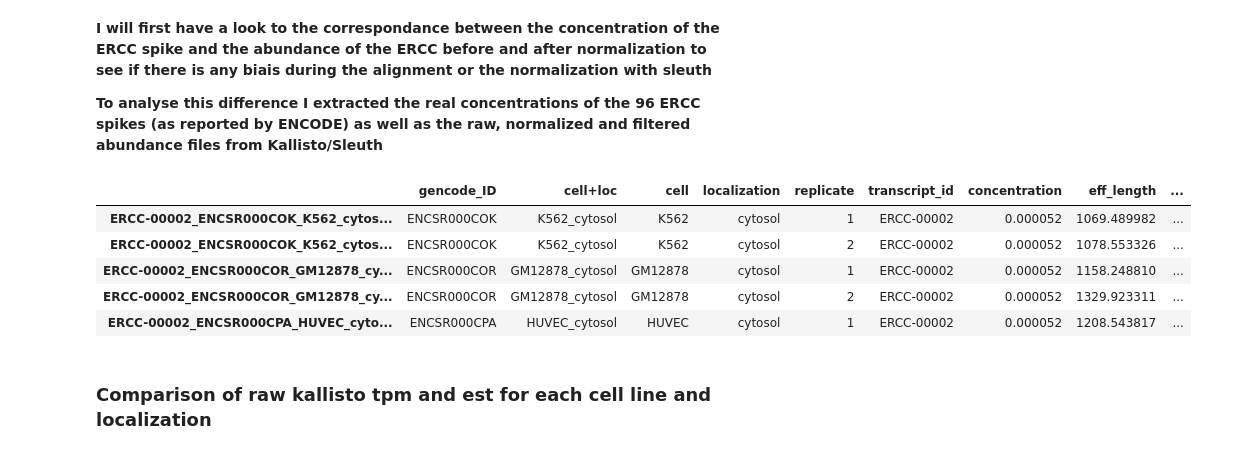
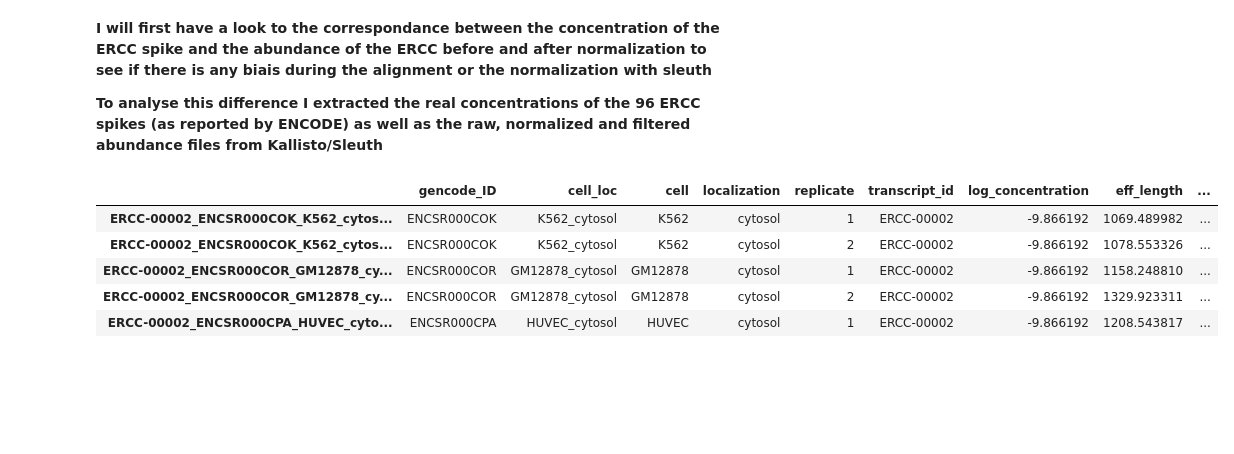
Before and after one commit to a-slide/iPython-Notebook, a Jupyter notebook: Notebooks/2016_07_02_Epi2_pilot_datasets_analysis_localization.ipynb, the cells around one changed output. Cells and saved outputs as stored; diff of their text form; code cells hidden in the pictures; blank space fills up the shorter version.

```diff
--- a/Notebooks/2016_07_02_Epi2_pilot_datasets_analysis_localization.ipynb
+++ b/Notebooks/2016_07_02_Epi2_pilot_datasets_analysis_localization.ipynb
@@ -1106,42 +1107,40 @@ for subdir in sorted([path for path in glob(basedir+"/*") if isdir(path)]):
             # read the first line and determine the table structure that is not always the same...
             header_line = next(fp)
             hd =  {name:i for i, name in enumerate(header_line.split())}
 
             # now iterate through the other lines and find the lines with ERCC transcripts
             for line in fp:
                 sl = line.split()
                 transcript_id = sl[hd["target_id"]]
                 sample_name = sl[hd["sample"]]
                 if transcript_id in ERCC_dict:
                     key = "{}_{}".format(transcript_id, sample_name)
 
                     # When found for the first time = extract generic informations for this sample/gen combination
                     if key not in ERCC_abundance:
                         gencode_ID, cell, localization, replicate = sample_name.split("_")
                         ERCC_abundance[key] = OrderedDict ()
                         ERCC_abundance[key]["gencode_ID"] = gencode_ID
-                        ERCC_abundance[key]["cell+loc"] = "{}_{}".format(cell, localization)
+                        ERCC_abundance[key]["cell_loc"] = "{}_{}".format(cell, localization)
                         ERCC_abundance[key]["cell"] = cell
                         ERCC_abundance[key]["localization"] = localization
                         ERCC_abundance[key]["replicate"] = replicate
                         ERCC_abundance[key]["transcript_id"] = transcript_id
-                        ERCC_abundance[key]["concentration"] = ERCC_dict[transcript_id]
+                        ERCC_abundance[key]["log_concentration"] = np.log(ERCC_dict[transcript_id])
                         ERCC_abundance[key]["eff_length"] = float(sl[hd["eff_len"]])
                         ERCC_abundance[key]["length"] = float(sl[hd["len"]])
 
                     # Then extract the tpm and est_count
-                    ERCC_abundance[key]["est_"+res_type] = float(sl[hd["est_counts"]])
-                    ERCC_abundance[key]["tpm_"+res_type] = float(sl[hd["tpm"]])
+                    ERCC_abundance[key]["log_est_"+res_type] = np.log(float(sl[hd["est_counts"]]))
+                    ERCC_abundance[key]["log_tpm_"+res_type] = np.log(float(sl[hd["tpm"]]))
 
 # Transform into a panda dataframe
 df = pd.DataFrame.from_dict(ERCC_abundance, orient='index')
 df.head(5)
 # %% [output]
-|  | gencode_ID | cell+loc | cell | localization | replicate | transcript_id | concentration | eff_length | ... |
-| ERCC-00002_ENCSR000COK_K562_cytos... | ENCSR000COK | K562_cytosol | K562 | cytosol | 1 | ERCC-00002 | 0.000052 | 1069.489982 | ... |
-| ERCC-00002_ENCSR000COK_K562_cytos... | ENCSR000COK | K562_cytosol | K562 | cytosol | 2 | ERCC-00002 | 0.000052 | 1078.553326 | ... |
-| ERCC-00002_ENCSR000COR_GM12878_cy... | ENCSR000COR | GM12878_cytosol | GM12878 | cytosol | 1 | ERCC-00002 | 0.000052 | 1158.248810 | ... |
-| ERCC-00002_ENCSR000COR_GM12878_cy... | ENCSR000COR | GM12878_cytosol | GM12878 | cytosol | 2 | ERCC-00002 | 0.000052 | 1329.923311 | ... |
-| ERCC-00002_ENCSR000CPA_HUVEC_cyto... | ENCSR000CPA | HUVEC_cytosol | HUVEC | cytosol | 1 | ERCC-00002 | 0.000052 | 1208.543817 | ... |
+|  | gencode_ID | cell_loc | cell | localization | replicate | transcript_id | log_concentration | eff_length | ... |
+| ERCC-00002_ENCSR000COK_K562_cytos... | ENCSR000COK | K562_cytosol | K562 | cytosol | 1 | ERCC-00002 | -9.866192 | 1069.489982 | ... |
+| ERCC-00002_ENCSR000COK_K562_cytos... | ENCSR000COK | K562_cytosol | K562 | cytosol | 2 | ERCC-00002 | -9.866192 | 1078.553326 | ... |
+| ERCC-00002_ENCSR000COR_GM12878_cy... | ENCSR000COR | GM12878_cytosol | GM12878 | cytosol | 1 | ERCC-00002 | -9.866192 | 1158.248810 | ... |
+| ERCC-00002_ENCSR000COR_GM12878_cy... | ENCSR000COR | GM12878_cytosol | GM12878 | cytosol | 2 | ERCC-00002 | -9.866192 | 1329.923311 | ... |
+| ERCC-00002_ENCSR000CPA_HUVEC_cyto... | ENCSR000CPA | HUVEC_cytosol | HUVEC | cytosol | 1 | ERCC-00002 | -9.866192 | 1208.543817 | ... |
-# %% [markdown]
-### Comparison of raw kallisto tpm and est for each cell line and localization
```
Also changed, not shown: parts of 21 cells of this notebook.
